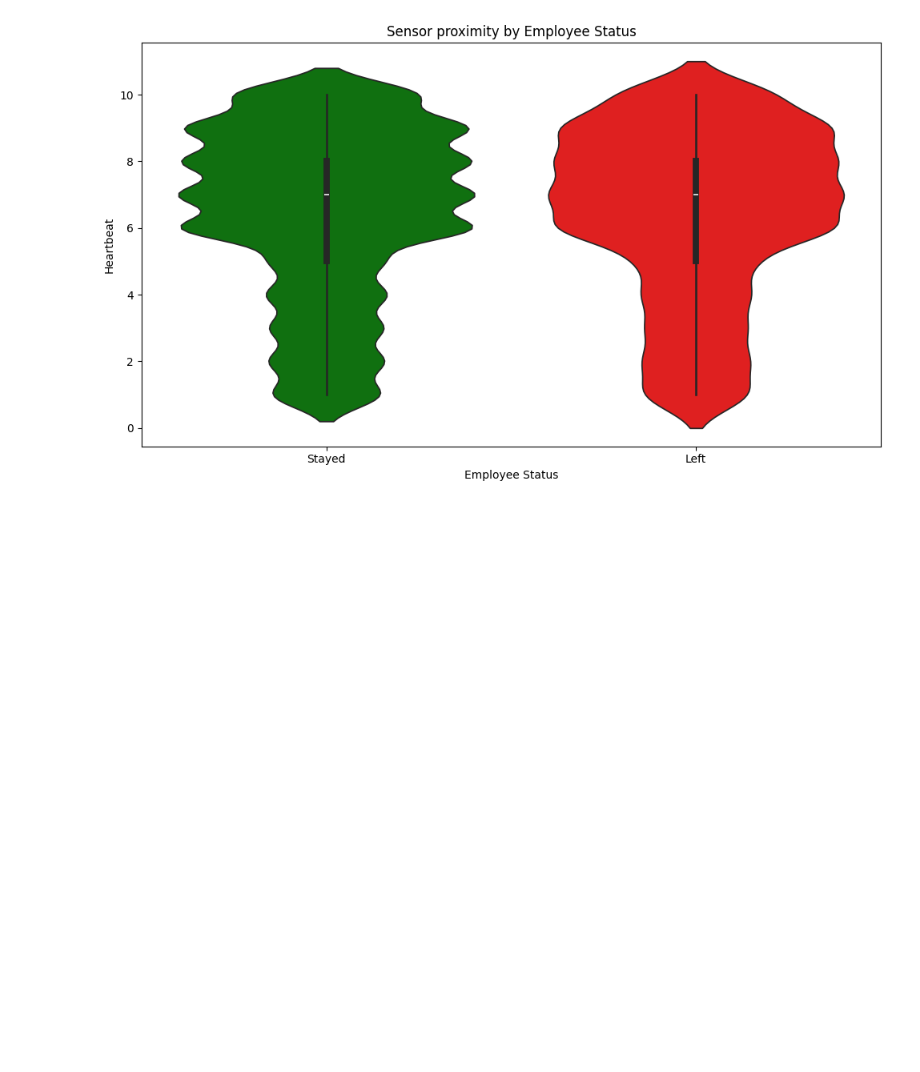
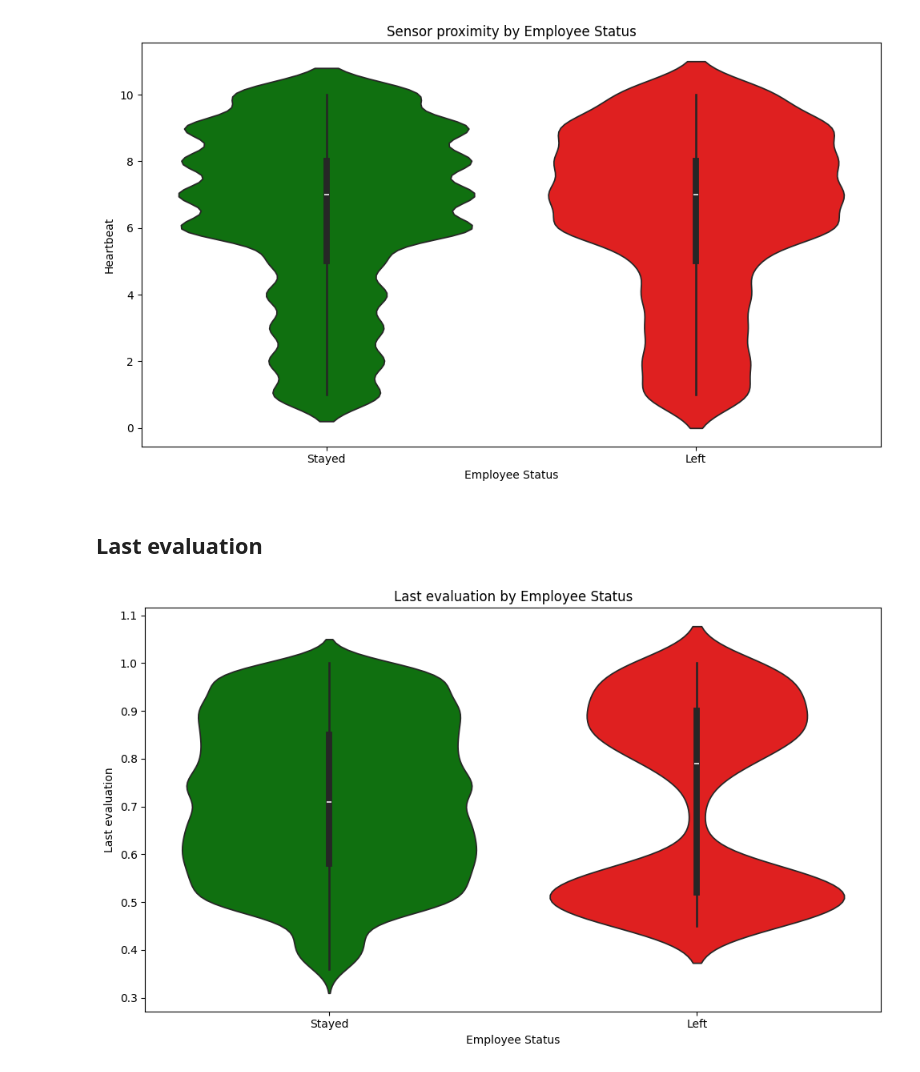
Before and after one commit to Emroullier/hr-data-analytics, a Jupyter notebook: notebooks/initial_data_exploration.ipynb, the cells around one changed output. Saved outputs shown, nothing was run; the diff lists cells and outputs as text; code cells hidden in the pictures; blank space fills up the shorter version.

```diff
--- a/notebooks/initial_data_exploration.ipynb
+++ b/notebooks/initial_data_exploration.ipynb
@@ -591,3 +588,20 @@ plt.tight_layout()
 plt.show()
 # %% [output]
 [figure]
+# %% [markdown]
+## Last evaluation
+# %%
+data['left_Company'] = data['left_Company'].astype(str)
+
+plt.figure(figsize=(10, 6))
+
+sns.violinplot(x='left_Company', y='last_evaluation', data=data, hue='left_Company', palette={'0': 'green', '1': 'red'})
+plt.title('Last evaluation by Employee Status')
+plt.xlabel('Employee Status')
+plt.ylabel('Last evaluation')
+plt.xticks([0, 1], ['Stayed', 'Left'])
+
+plt.tight_layout()
+plt.show()
+# %% [output]
+[figure, added]
```
Also changed, not shown: parts of 2 cells of this notebook.
